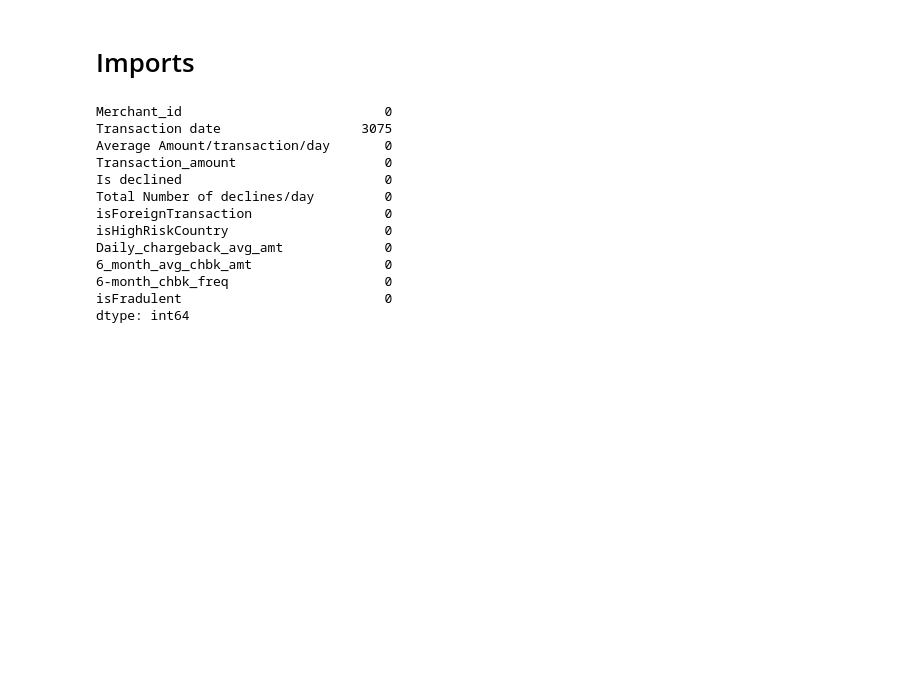
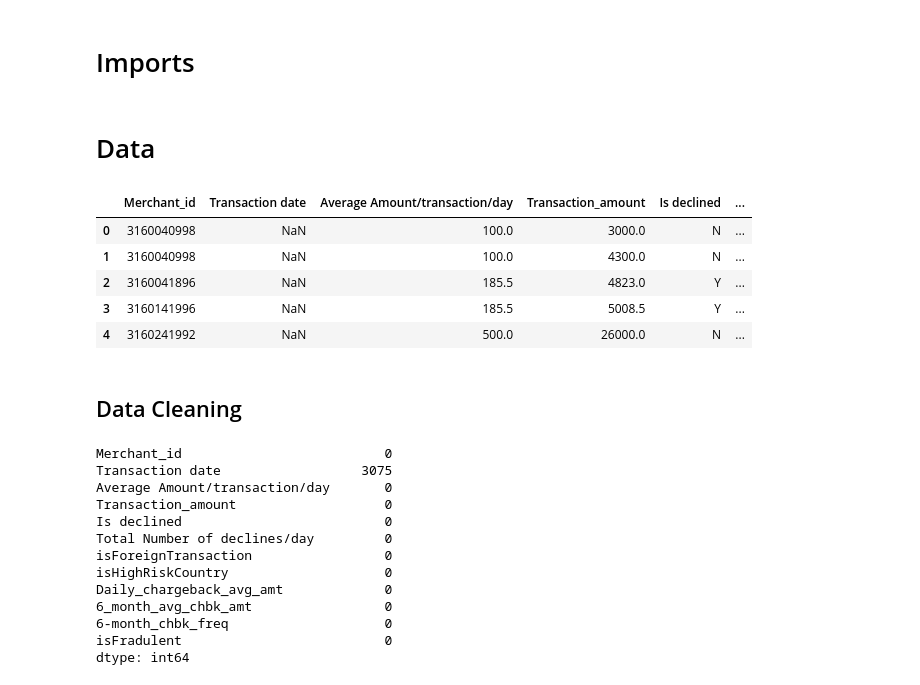
Before and after one commit to KatrineAshraf/Credit-Card-Fraudelty, a Jupyter notebook: Credit Card Fraudelty.ipynb, the cells around one changed output. Cells and saved outputs as stored; diff of their text form; code cells hidden in the pictures; blank space fills up the shorter version.

```diff
--- a/Credit Card Fraudelty.ipynb
+++ b/Credit Card Fraudelty.ipynb
@@ -9,10 +9,20 @@ from sklearn import metrics
 from sklearn.metrics import confusion_matrix, ConfusionMatrixDisplay
 from sklearn_extra.cluster import KMedoids
 import numpy as np
+# %% [markdown]
+# Data
 # %%
 data = pd.read_csv(r"creditcardcsvpresent.csv")
 data.head()
-y = data['Is declined']
+# %% [output]
+|  | Merchant_id | Transaction date | Average Amount/transaction/day | Transaction_amount | Is declined | ... |
+| 0 | 3160040998 | NaN | 100.0 | 3000.0 | N | ... |
+| 1 | 3160040998 | NaN | 100.0 | 4300.0 | N | ... |
+| 2 | 3160041896 | NaN | 185.5 | 4823.0 | Y | ... |
+| 3 | 3160141996 | NaN | 185.5 | 5008.5 | Y | ... |
+| 4 | 3160241992 | NaN | 500.0 | 26000.0 | N | ... |
+# %% [markdown]
+## Data Cleaning
 # %%
 data.isnull().sum()
 # %% [output]
```
Also changed, not shown: parts of 6 cells of this notebook.
